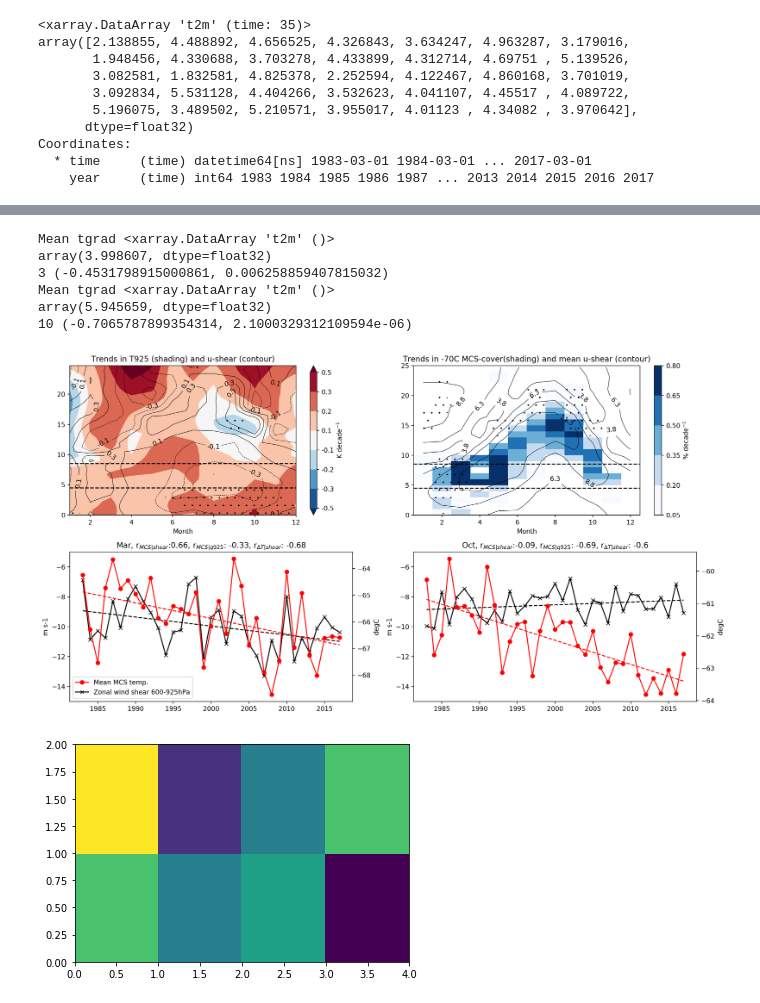
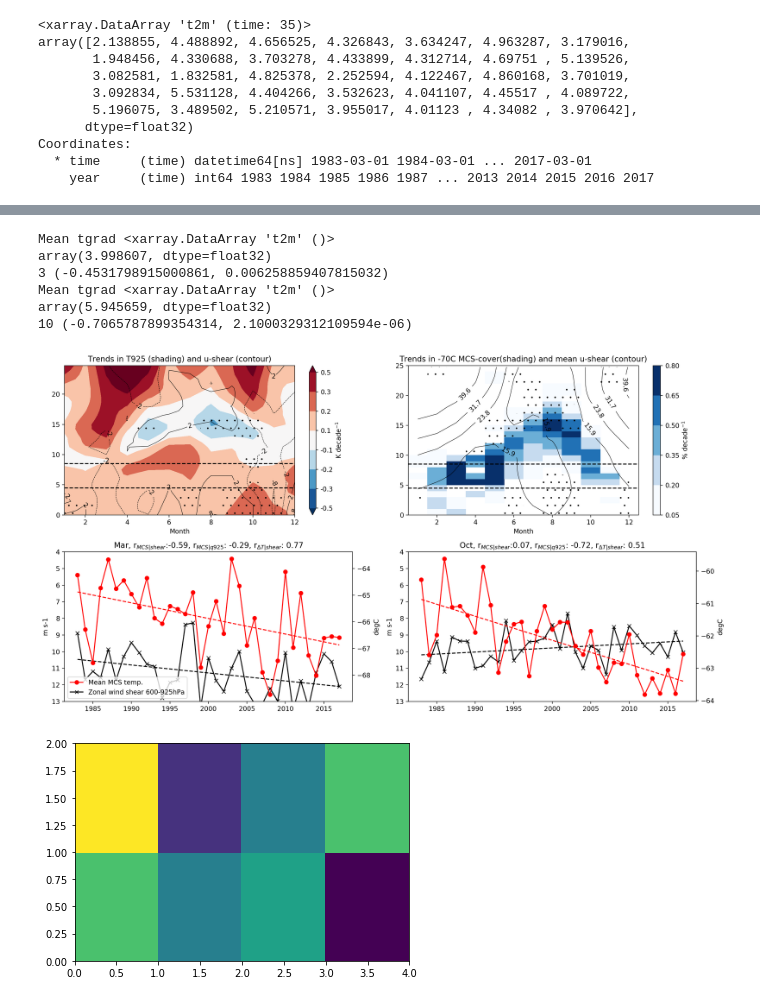
Before and after one commit to cornkle/proj_CEH, a Jupyter notebook: notebooks/CLOVER_OBS_fig1.ipynb, the cells around one changed output, grey strips where cells are left out. Saved outputs shown, nothing was run; the diff lists cells and outputs as text; code cells hidden in the pictures.

```diff
--- a/notebooks/CLOVER_OBS_fig1.ipynb
+++ b/notebooks/CLOVER_OBS_fig1.ipynb
@@ -246,0 +275,2 @@ draw_map(ttrend.transpose(),ttrend.month,era_trend.latitude,contour=contour2, ma
+# %%
+mcs_temp = xr.open_dataset(mcs)
@@ -262,14 +301,14 @@ def calc_month(m):
     da = u_darrays.flip_lat(da)
     da = da.sel(longitude=slice(box[0], box[1]), latitude=slice(box[2],box[3]))#latitude=slice(36, -37))
 
-    u925 = da['u'].sel(level=925)#(level=slice(850, 925)).mean(dim='level')#).mean(dim='level')  #slice(850
-    u600 = da['u'].sel(level=700)#(level=slice(550, 650)).mean(dim='level')
+    u925 = da['u'].sel(level=slice(924, 925)).mean(dim='level')#).mean(dim='level')  #slice(850
+    u600 = da['u'].sel(level=slice(699, 700)).mean(dim='level')
 
-    v925 = da['v'].sel(level=925)#(level=slice(850, 925)).mean(dim='level')#).mean(dim='level')  #slice(850
-    v600 = da['v'].sel(level=700)#(level=slice(550, 650)).mean(dim='level')
+    v925 = da['v'].sel(level=slice(924, 925)).mean(dim='level')#).mean(dim='level')  #slice(850
+    v600 = da['v'].sel(level=slice(699, 700)).mean(dim='level')
 
-    qq925 = da['q'].sel(level=slice(850,925)).mean(dim='level')
-    qq600 = da['q'].sel(level=slice(550,650)).mean(dim='level')
+    qq925 = da['q'].sel(level=slice(924,925)).mean(dim='level')
+    qq600 = da['q'].sel(level=slice(699, 700)).mean(dim='level')
 
     mcs_temp = xr.open_dataset(mcs)
     mcs_temp = mcs_temp['tir']
@@ -307,10 +346,20 @@ def calc_month(m):
 
     print('Mean tgrad', np.mean(tgrad))
 
+    #print('length era', tgrad)
+    #print('length mcs', mcs_month)
+
     ushear =(u600_peryear-u925_peryear)[4::] # -q_peryear[4::]#
     vshear =(v600_peryear-v925_peryear)[4::]
+
+    ws_shear = u_met.u_v_to_ws_wd(ushear.values, vshear.values)
+
+    shear = tgrad.copy(deep=True)
+    shear.name = 'shear'
+    shear.values = ws_shear[0]
+
     q = qlow_peryear[4::]*1000
-
+    #ipdb.set_trace()
     r = stats.pearsonr(shear.values[1::]-shear.values[0:-1],mcs_month.values[1::]-mcs_month.values[0:-1])
     rq = stats.pearsonr(q.values[1::]-q.values[0:-1],mcs_month.values[1::]-mcs_month.values[0:-1])
     tshear_cor = stats.pearsonr(shear.values[1::]-shear.values[0:-1],tgrad.values[1::]-tgrad.values[0:-1])
@@ -398,6 +451,6 @@ Coordinates:
 # %%
-contour = {'x' : ttrend.month, 'y' : era_trend.latitude, 'data' : strend_ns.transpose(),
-           'levels' : [-0.5,-0.3,-0.1,0.1,0.3,0.5], 'cmap' : 'viridis', 'colors' : 'k'}
+contour = {'x' : ttrend.month, 'y' : era_trend.latitude, 'data' : ((strend_ns.transpose().values)/shearmean.transpose().values)*100,
+           'levels' : np.array([-14,-8,-2,2,8,14]) , 'cmap' : 'viridis', 'colors' : 'k'} #[-0.5,-0.3,-0.1,0.1,0.3,0.5]
 
 contour2 = {'x' : ttrend.month, 'y' : era_trend.latitude, 'data' : shearmean.transpose(),
            'levels' : np.linspace(np.min(shearmean),np.max(shearmean),6), 'cmap' : 'Greys', 'colors' : 'k'} #np.array([-0.75, -0.6, -0.45])*-1
@@ -421,7 +486,6 @@ rect_scatter3 = [3*left+2*width, bottom, width, height]
 rect_histx1 = [left, bottom_h, width, 0.33]
 rect_histx2 = [left+width+left, bottom_h, width, 0.33]
 rect_histx3 = [3*left+2*width, bottom_h, width-0.0185, 0.33]
-
 
 
 ax = f.add_subplot(221) #plt.axes(rect_histx1) #  # this opens a new plot axis
@@ -449,7 +513,7 @@ if contour is not None:
     cs = ax.contour(contour['x'], contour['y'], contour['data'], levels=contour['levels'],
                     colors=contour['colors'] , linewidths=0.6)
 
-    plt.clabel(cs, inline=1, fontsize=10, fmt="%1.1f")
+    plt.clabel(cs, inline=1, fontsize=10, fmt="%d")
 
 plt.title('Trends in T925 (shading) and u-shear (contour)')
 
@@ -507,8 +571,8 @@ x = np.arange(0,len(monthdic[0]))
 rr = monthdic[4][0]
 ax.plot(monthdic[7].year, monthdic[0], 'x-', label='Zonal wind shear 600-925hPa', color='k')
 ax.plot(monthdic[7].year, monthdic[2] + x*monthdic[3], '--', color='k')
-ax.set_ylim(-15,-5)
-#ax.set_ylim(9.8, 10)
+ax.set_ylim(4,13)
+ax.set_ylim(ax.get_ylim()[::-1])
 ax1 = ax.twinx()
 ax1.plot(monthdic[1]['time.year'],monthdic[1], 'o-', label='Mean MCS temp.', color='r')
 ax1.plot(monthdic[7].year, monthdic[8] + x*monthdic[9], '--', color='r')
@@ -527,36 +591,39 @@ if m==3:
 ax = f.add_subplot(224)  # this opens a new plot axis
 m = 10
 monthdic = calc_month(m)
 
 x = np.arange(0,len(monthdic[0]))
 rr = monthdic[4][0]
 ax.plot(monthdic[7].year, monthdic[0], 'x-', label='Zonal wind shear 600-925hPa', color='k')
 ax.plot(monthdic[7].year, monthdic[2] + x*monthdic[3], '--', color='k')
-ax.set_ylim(-15,-5)
-#ax.set_ylim(9.8, 10)
+#ax.set_ylim(-15,-5)
+
+ax.set_ylim(4,13)
+ax.set_ylim(ax.get_ylim()[::-1])
+
 ax1 = ax.twinx()
 ax1.plot(monthdic[1]['time.year'],monthdic[1], 'o-', label='Mean MCS temp.', color='r')
 ax1.plot(monthdic[7].year, monthdic[8] + x*monthdic[9], '--', color='r')
 mcsline = lines.Line2D([],[], color='r', label='Mean MCS temp.', linestyle='solid', marker='o')
 shearline = lines.Line2D([],[], color='k', label='Zonal wind shear 600-925hPa', linestyle='solid', marker='x', markersize=5)
 ax1.set_ylabel('degC')
 ax.set_ylabel('m s-1')
 
 ax.set_title(monthdic[5]+', r$_{MCS|shear}$:'+ str(np.round(rr, decimals=2)) +', r$_{MCS|q925}$: '
              + str(np.round(monthdic[6][0], decimals=2)) + ', r$_{\Delta T|shear}$'': ' + str(np.round(monthdic[10][0], decimals=2)))
 if m==3:
     ax.legend(handles=[mcsline, shearline], loc='lower left')
 
 plt.tight_layout()
 plt.savefig(cnst.network_data + 'figs/CLOVER/fig1.jpg')
 # %% [output]
 Mean tgrad <xarray.DataArray 't2m' ()>
 array(3.998607, dtype=float32)
 3 (-0.4531798915000861, 0.006258859407815032)
 Mean tgrad <xarray.DataArray 't2m' ()>
 array(5.945659, dtype=float32)
 10 (-0.7065787899354314, 2.1000329312109594e-06)
-[figure, old version]
+[figure, new version]
 # %%
 import matplotlib.pyplot as plt
 import numpy as np; np.random.seed(1)
```
Also changed, not shown: parts of 18 cells of this notebook, 5 other files.
